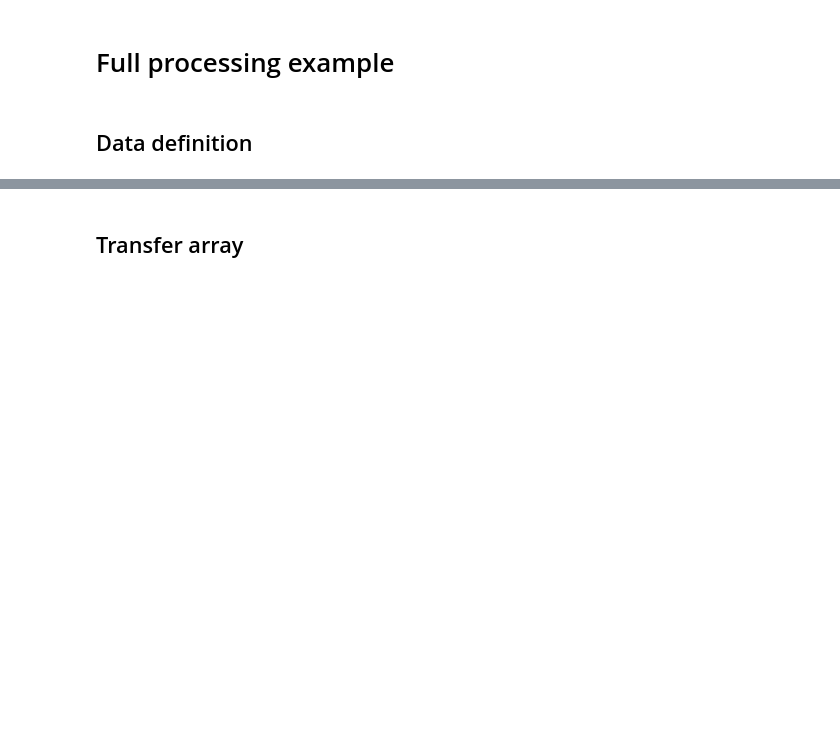
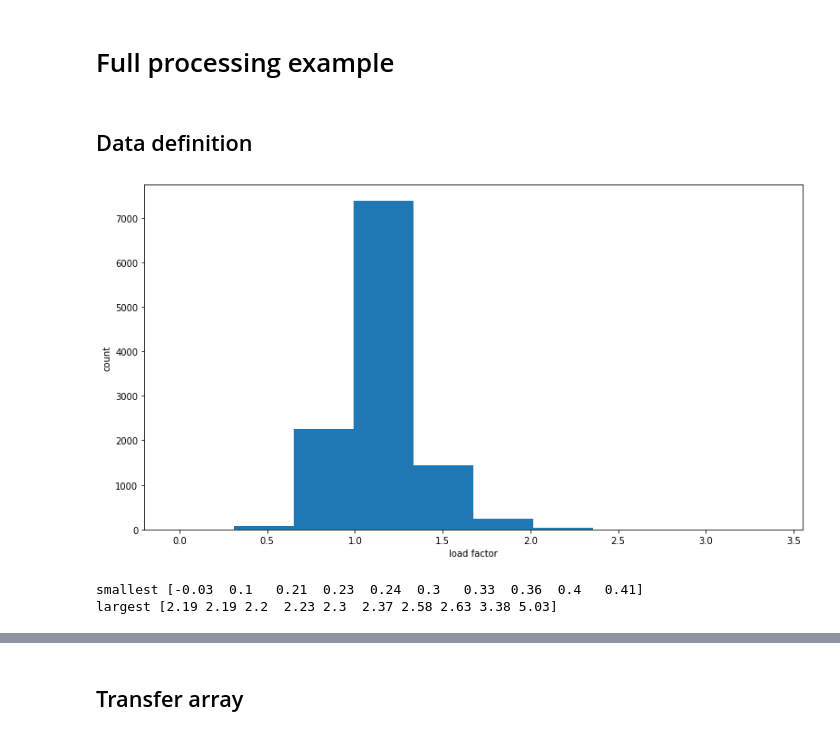
Before and after one commit to Maarrk/zidkl-article, a Jupyter notebook: advanced.ipynb, the cells around one changed output, grey strips where cells are left out. Saved outputs shown, nothing was run; the diff lists cells and outputs as text; code cells hidden in the pictures; blank space fills up the shorter version.

```diff
--- a/advanced.ipynb
+++ b/advanced.ipynb
@@ -55,0 +60,16 @@ data = [ord(c) - ord('A') + 4 for c in datastring]
+# %%
+log_full = np.loadtxt('data/log_20141114T153149.csv', delimiter=';', skiprows=1)
+load_factors = log_full[:, 1]
+
+plt.hist(np.where(load_factors < 5, load_factors, 1))
+plt.ylabel('count')
+plt.xlabel('load factor')
+plt.show()
+
+sorted_loads = np.sort(load_factors)
+print('smallest', sorted_loads[:10])
+print('largest', sorted_loads[-10:])
+# %% [output]
+[figure, added]
+smallest [-0.03  0.1   0.21  0.23  0.24  0.3   0.33  0.36  0.4   0.41]
+largest [2.19 2.19 2.2  2.23 2.3  2.37 2.58 2.63 3.38 5.03]
```
Also changed, not shown: parts of 11 cells of this notebook.
